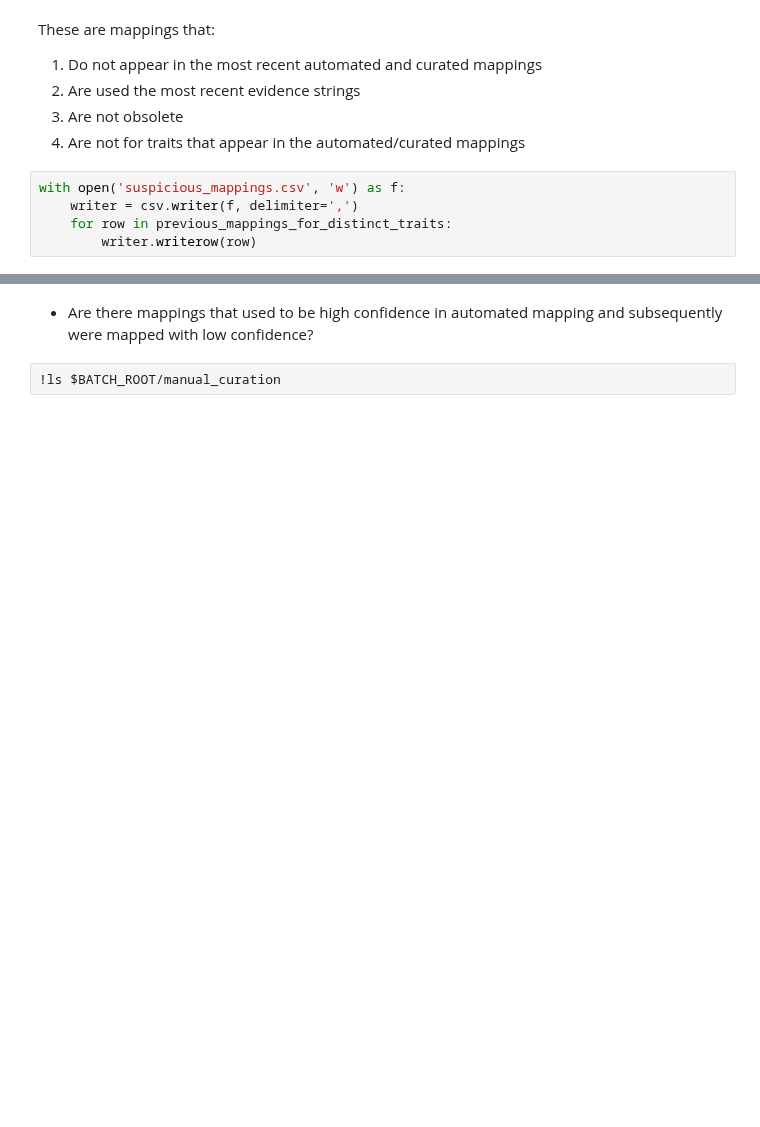
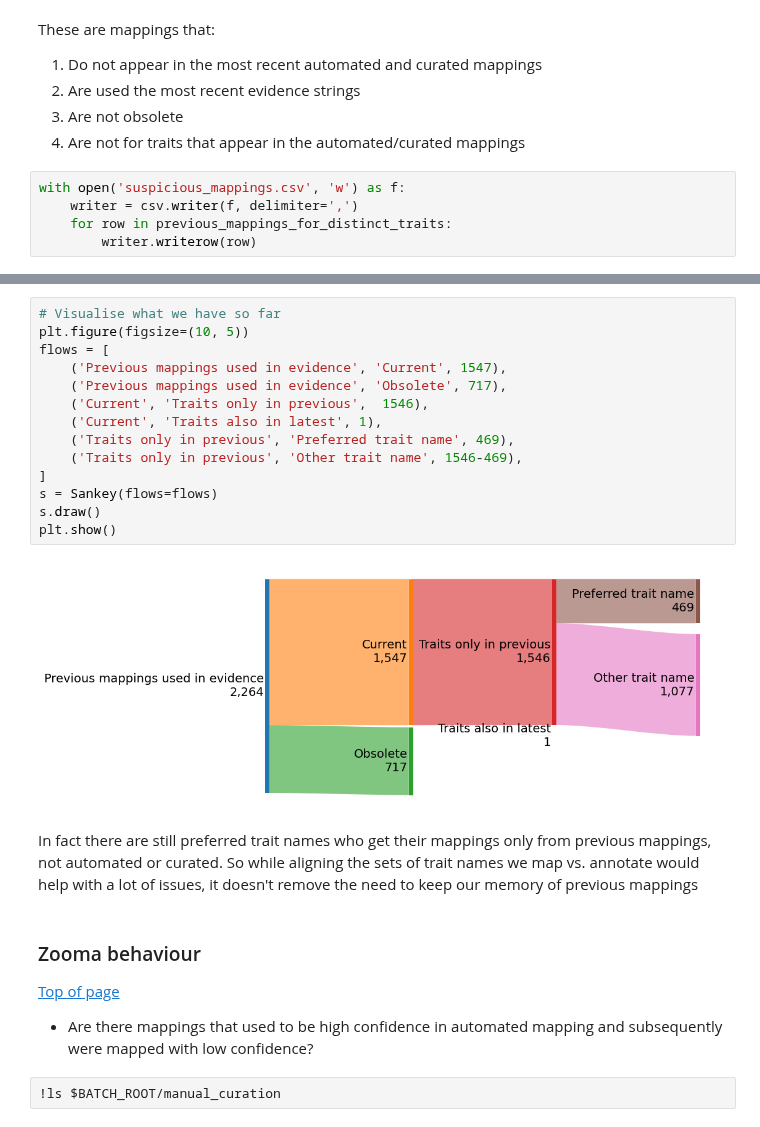
Before and after one commit to EBIvariation/CMAT, a Jupyter notebook: data-exploration/other/mappings-cleanup-investigation.ipynb, the cells around one changed output, grey strips where cells are left out. Saved outputs shown, nothing was run; the diff lists cells and outputs as text; blank space fills up the shorter version.

Commit message:
final investiagions and cleaning up

```diff
--- a/data-exploration/other/mappings-cleanup-investigation.ipynb
+++ b/data-exploration/other/mappings-cleanup-investigation.ipynb
@@ -307,4 +353,26 @@ My main conclusion from this is that barring some unusual behaviour from Zooma,
+# %%
+# Visualise what we have so far
+plt.figure(figsize=(10, 5))
+flows = [
+    ('Previous mappings used in evidence', 'Current', 1547),
+    ('Previous mappings used in evidence', 'Obsolete', 717),
+    ('Current', 'Traits only in previous',  1546),
+    ('Current', 'Traits also in latest', 1),
+    ('Traits only in previous', 'Preferred trait name', 469),
+    ('Traits only in previous', 'Other trait name', 1546-469),
+]
+s = Sankey(flows=flows)
+s.draw()
+plt.show()
+# %% [output]
+[figure, added]
+# %% [markdown]
+In fact there are still preferred trait names who get their mappings only from previous mappings, not automated or curated. So while aligning the sets of trait names we map vs. annotate would help with a lot of issues, it doesn't remove the need to keep our memory of previous mappings
 # %% [markdown]
+### Zooma behaviour
+
+[Top of page](#Investigations-for-cleaning-up-trait-mappings)
+
 * Are there mappings that used to be high confidence in automated mapping and subsequently were mapped with low confidence?
 # %%
 !ls $BATCH_ROOT/manual_curation
```
Also changed, not shown: parts of 12 cells of this notebook.
